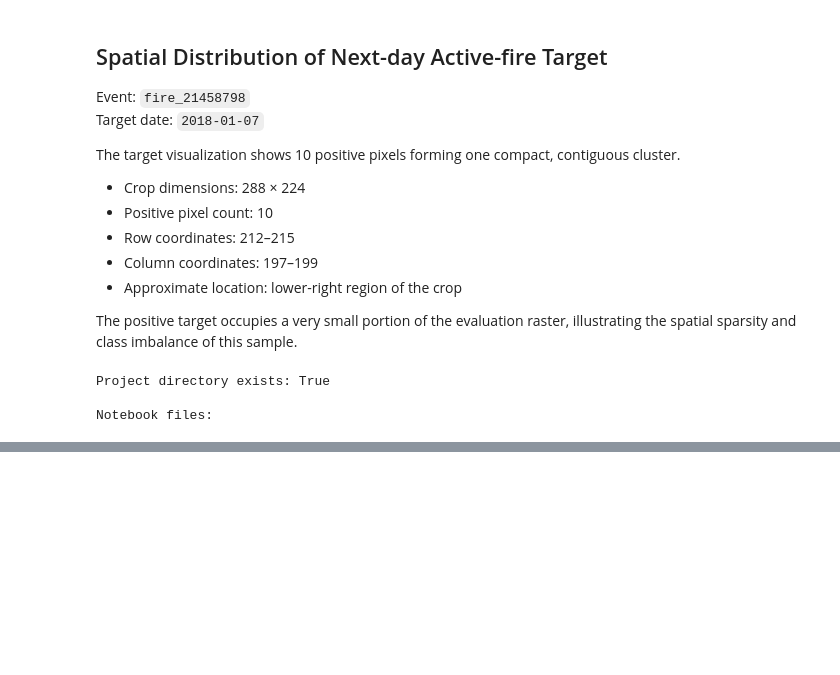
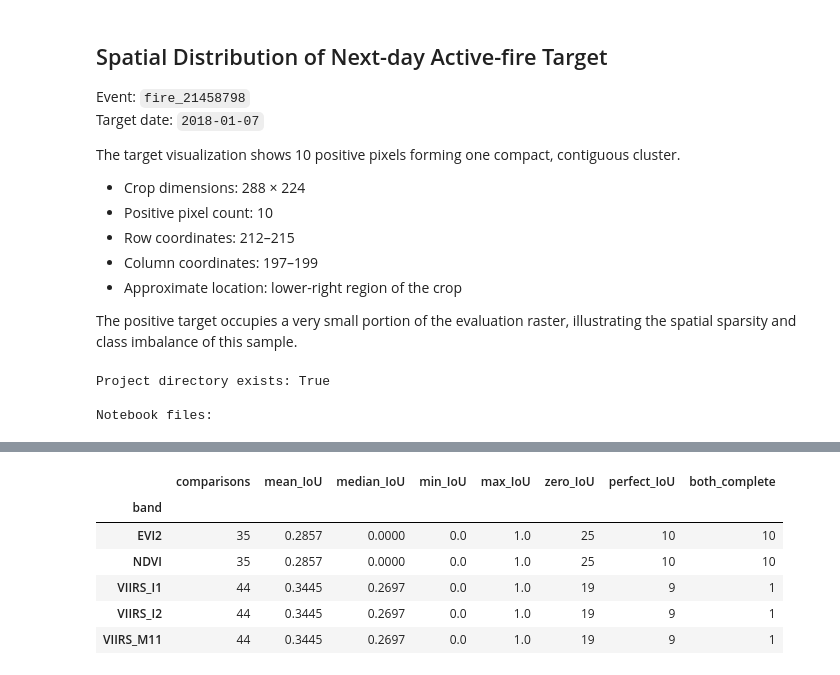
Before and after one commit to TheCodeCipher/fireguard, a Jupyter notebook: notebooks/wsts_eda.ipynb, the cells around one changed output, grey strips where cells are left out. Cells and saved outputs as stored; diff of their text form; code cells hidden in the pictures; blank space fills up the shorter version.

```diff
--- a/notebooks/wsts_eda.ipynb
+++ b/notebooks/wsts_eda.ipynb
@@ -1156,0 +1707,28 @@ Notebook files:
+# %%
+# Summarize temporal IoU by band
+
+iou_summary = (
+    temporal_iou_diagnostic
+    .groupby("band")
+    .agg(
+        comparisons=("IoU", "count"),
+        mean_IoU=("IoU", "mean"),
+        median_IoU=("IoU", "median"),
+        min_IoU=("IoU", "min"),
+        max_IoU=("IoU", "max"),
+        zero_IoU=("IoU", lambda x: (x == 0).sum()),
+        perfect_IoU=("IoU", lambda x: (x == 1).sum()),
+        both_complete=("both_complete", "sum"),
+    )
+    .round(4)
+)
+
+display(iou_summary)
+# %% [output]
+|  | comparisons | mean_IoU | median_IoU | min_IoU | max_IoU | zero_IoU | perfect_IoU | both_complete |
+| band |  |  |  |  |  |  |  |  |
+| EVI2 | 35 | 0.2857 | 0.0000 | 0.0 | 1.0 | 25 | 10 | 10 |
+| NDVI | 35 | 0.2857 | 0.0000 | 0.0 | 1.0 | 25 | 10 | 10 |
+| VIIRS_I1 | 44 | 0.3445 | 0.2697 | 0.0 | 1.0 | 19 | 9 | 1 |
+| VIIRS_I2 | 44 | 0.3445 | 0.2697 | 0.0 | 1.0 | 19 | 9 | 1 |
+| VIIRS_M11 | 44 | 0.3445 | 0.2697 | 0.0 | 1.0 | 19 | 9 | 1 |
```
Also changed, not shown: parts of 22 cells of this notebook.
